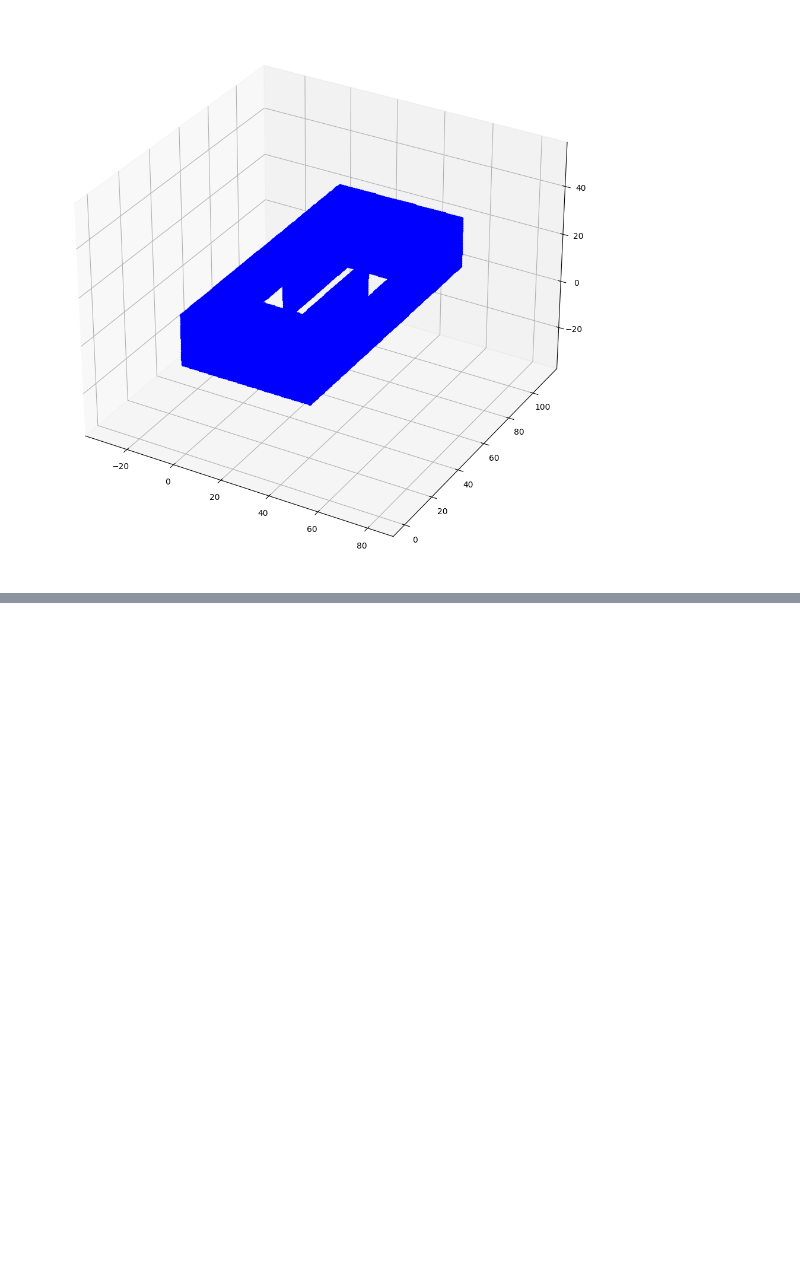
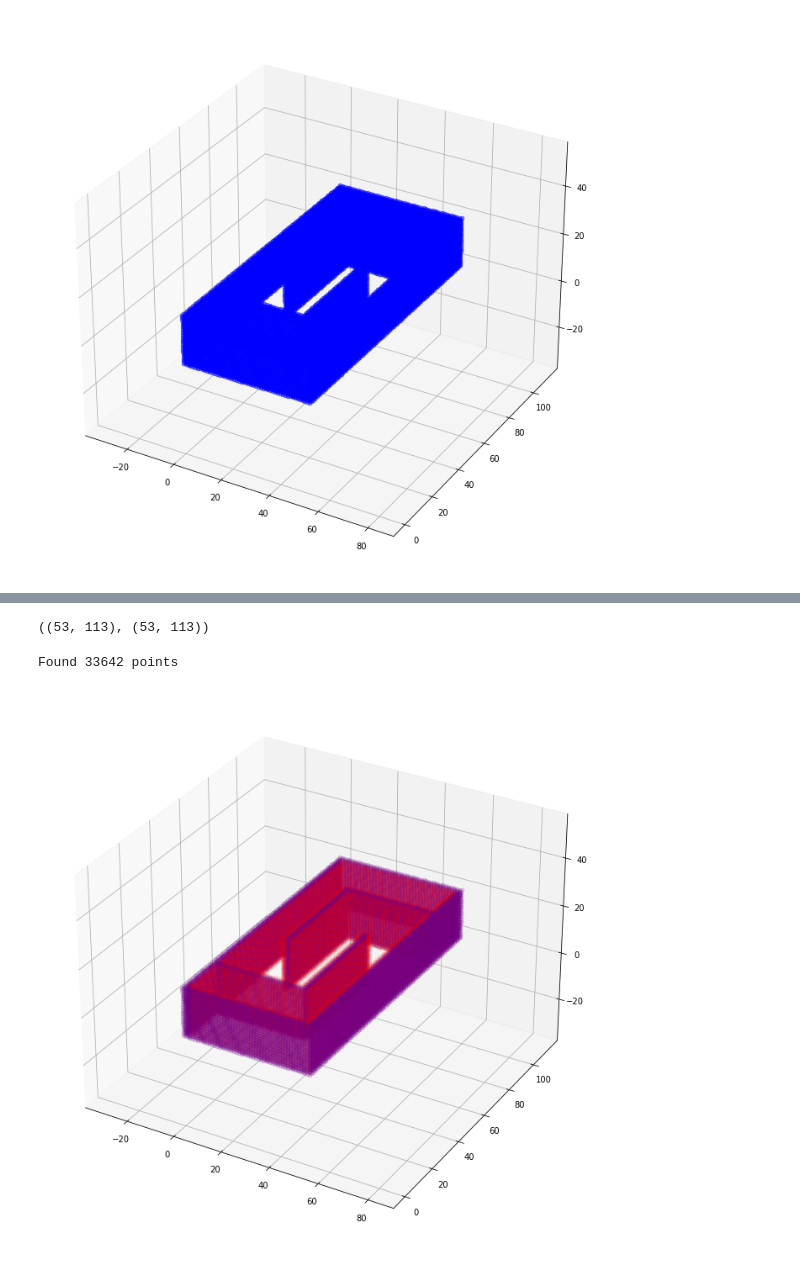
Before and after one commit to KierandeKlerk/PDM_group35, a Jupyter notebook: PDM_project/RRT/main.ipynb, the cells around one changed output, grey strips where cells are left out. Cells and saved outputs as stored; diff of their text form; code cells hidden in the pictures; blank space fills up the shorter version.

```diff
--- a/PDM_project/RRT/main.ipynb
+++ b/PDM_project/RRT/main.ipynb
@@ -90,0 +149,24 @@ plt.show()
+# %%
+m_grid2D.shape, grid2D.shape
+# %% [output]
+((53, 113), (53, 113))
+# %%
+m_grid = marginise_grid3D(grid)
+# %% [output]
+Found 33642 points
+# %%
+# Testing 3D occupancy map with margin
+fig = plt.figure(figsize=(12, 12))
+ax = fig.add_subplot(projection='3d')
+
+for x in range(grid.shape[0]):
+    for y in range(grid.shape[1]):
+        for z in range(grid.shape[2]):
+            if m_grid[x, y, z] == 1:
+                ax.scatter(x, y, z, c='r', alpha =0.1)
+            if grid[x, y, z] == 1:
+                ax.scatter(x, y, z, c='b', alpha =0.1)
+ax.set_aspect('equal')
+plt.show()
+# %% [output]
+[figure, added]
```
Also changed, not shown: parts of 8 cells of this notebook.
